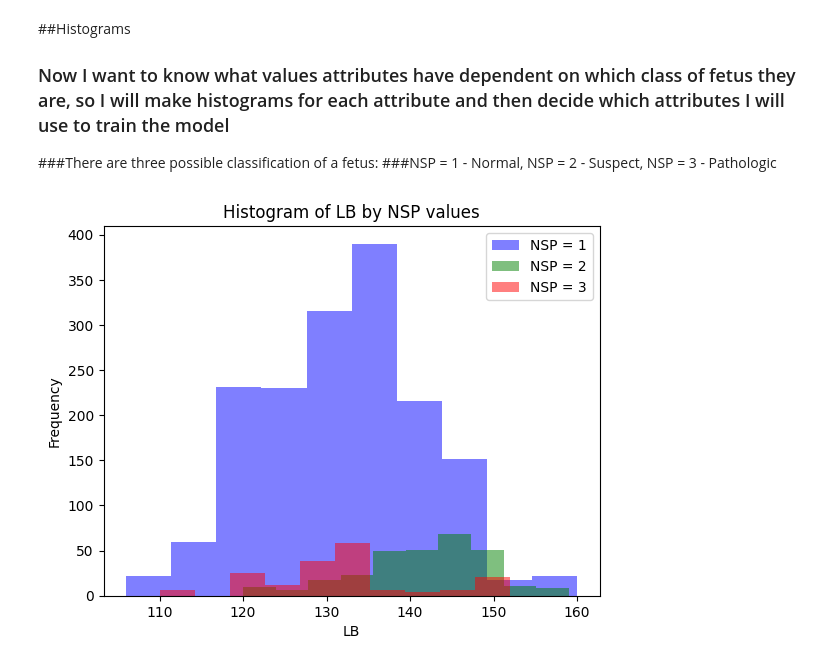
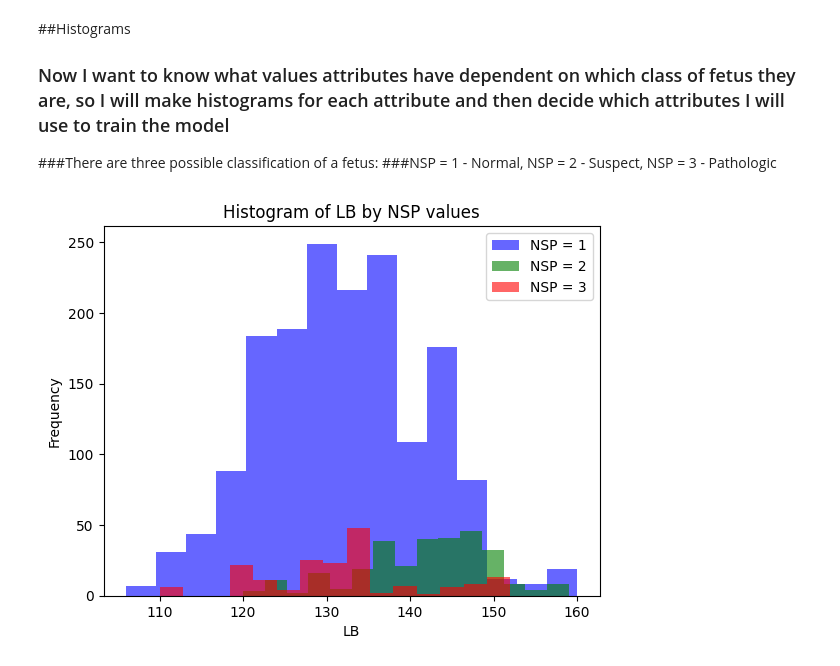
Before and after one commit to dpasierbiewicz/Cardiotocography_Fetus_Classification, a Jupyter notebook: CTG_notebook.ipynb, the cells around one changed output. Cells and saved outputs as stored; diff of their text form; code cells hidden in the pictures.

```diff
--- a/CTG_notebook.ipynb
+++ b/CTG_notebook.ipynb
@@ -136,29 +136,21 @@ print(df.tail)
 ###There are three possible classification of a fetus:
 ###NSP = 1 - Normal, NSP = 2 - Suspect, NSP = 3 - Pathologic
 # %%
-import pandas as pd
 import matplotlib.pyplot as plt
 
-# Load your data (assuming it's already loaded as 'df')
-# Example: df = pd.read_excel('path_to_file.xlsx', sheet_name='Data')
-
-# Filter data based on NSP values
 nsp_1 = df[df['NSP'] == 1]['LB']
 nsp_2 = df[df['NSP'] == 2]['LB']
 nsp_3 = df[df['NSP'] == 3]['LB']
 
-# Plot histograms for LB based on NSP values on the same plot
-plt.hist(nsp_1, bins=10, alpha=0.5, label='NSP = 1', color='blue')
-plt.hist(nsp_2, bins=10, alpha=0.5, label='NSP = 2', color='green')
-plt.hist(nsp_3, bins=10, alpha=0.5, label='NSP = 3', color='red')
+plt.hist(nsp_1, bins=15, alpha=0.6, label='NSP = 1', color='blue')
+plt.hist(nsp_2, bins=15, alpha=0.6, label='NSP = 2', color='green')
+plt.hist(nsp_3, bins=15, alpha=0.6, label='NSP = 3', color='red')
 
-# Add labels and legend
 plt.xlabel('LB')
 plt.ylabel('Frequency')
 plt.title('Histogram of LB by NSP values')
 plt.legend()
 
-# Show the plot
 plt.show()
 # %% [output]
-[figure, old version]
+[figure, new version]
```
